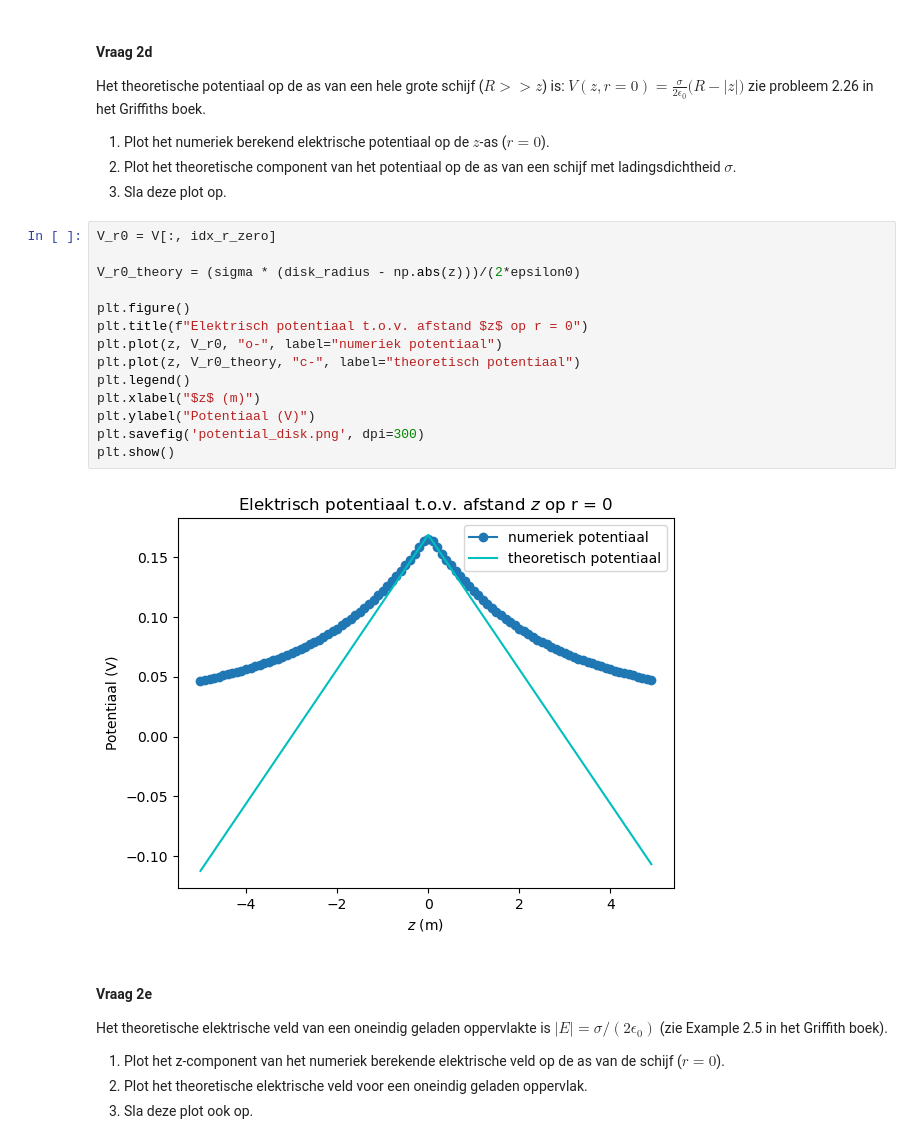
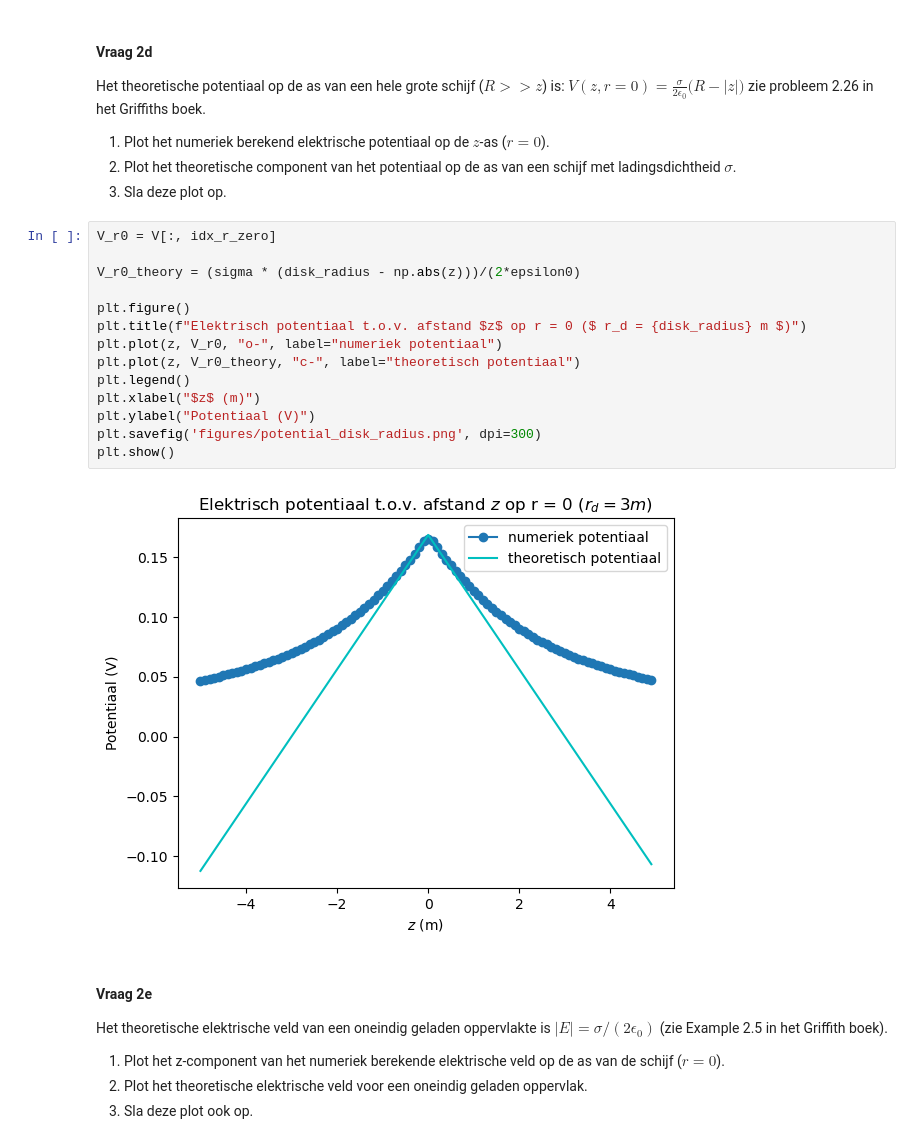
Before and after one commit to hldemulder/DEF-D-OPDRACHTEN, a Jupyter notebook: DigitaleOntwerpopdrachten/1CondensatorOpdracht/CondensatorOntwerpopdracht.ipynb, the cells around one changed output. Cells and saved outputs as stored; diff of their text form.

```diff
--- a/DigitaleOntwerpopdrachten/1CondensatorOpdracht/CondensatorOntwerpopdracht.ipynb
+++ b/DigitaleOntwerpopdrachten/1CondensatorOpdracht/CondensatorOntwerpopdracht.ipynb
@@ -258,19 +258,19 @@ zie probleem 2.26 in het Griffiths boek.
 # %%
 V_r0 = V[:, idx_r_zero]
 
 V_r0_theory = (sigma * (disk_radius - np.abs(z)))/(2*epsilon0)
 
 plt.figure()
-plt.title(f"Elektrisch potentiaal t.o.v. afstand $z$ op r = 0")
+plt.title(f"Elektrisch potentiaal t.o.v. afstand $z$ op r = 0 ($ r_d = {disk_radius} m $)")
 plt.plot(z, V_r0, "o-", label="numeriek potentiaal")
 plt.plot(z, V_r0_theory, "c-", label="theoretisch potentiaal")
 plt.legend()
 plt.xlabel("$z$ (m)")
 plt.ylabel("Potentiaal (V)")
-plt.savefig('potential_disk.png', dpi=300)
+plt.savefig('figures/potential_disk_radius.png', dpi=300)
 plt.show()
 # %% [output]
-[figure, old version]
+[figure, new version]
 # %% [markdown]
 #### Vraag 2e
 
```
Also changed, not shown: parts of 9 cells of this notebook, 5 other files.
